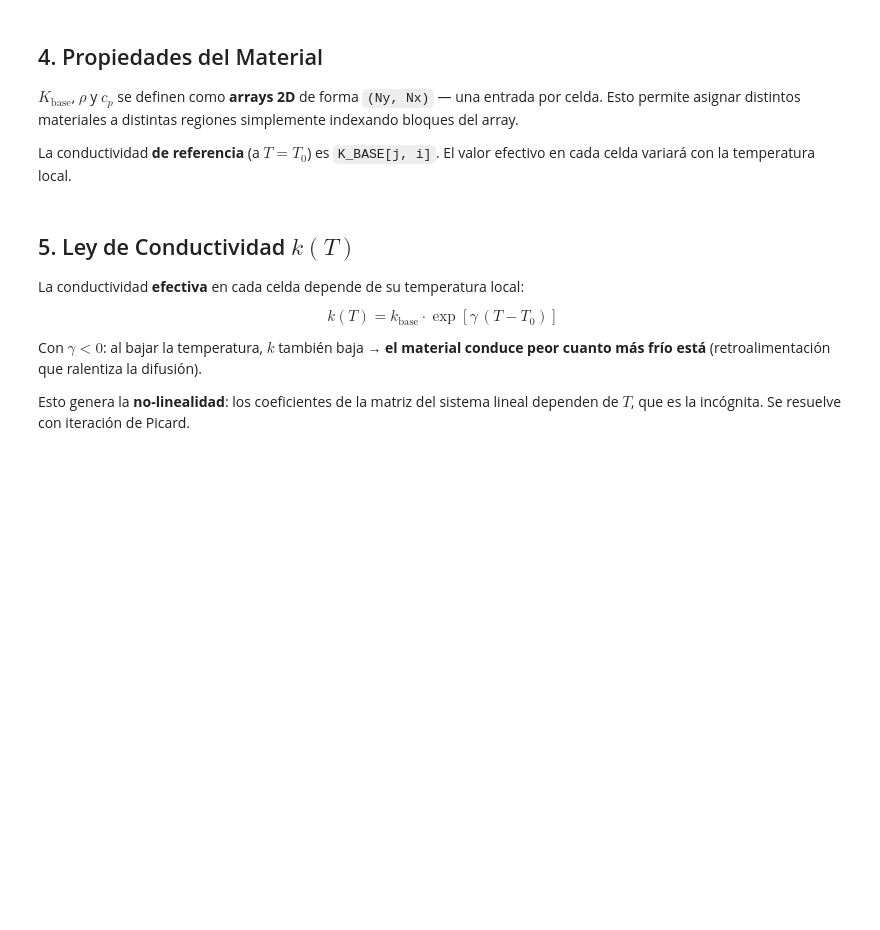
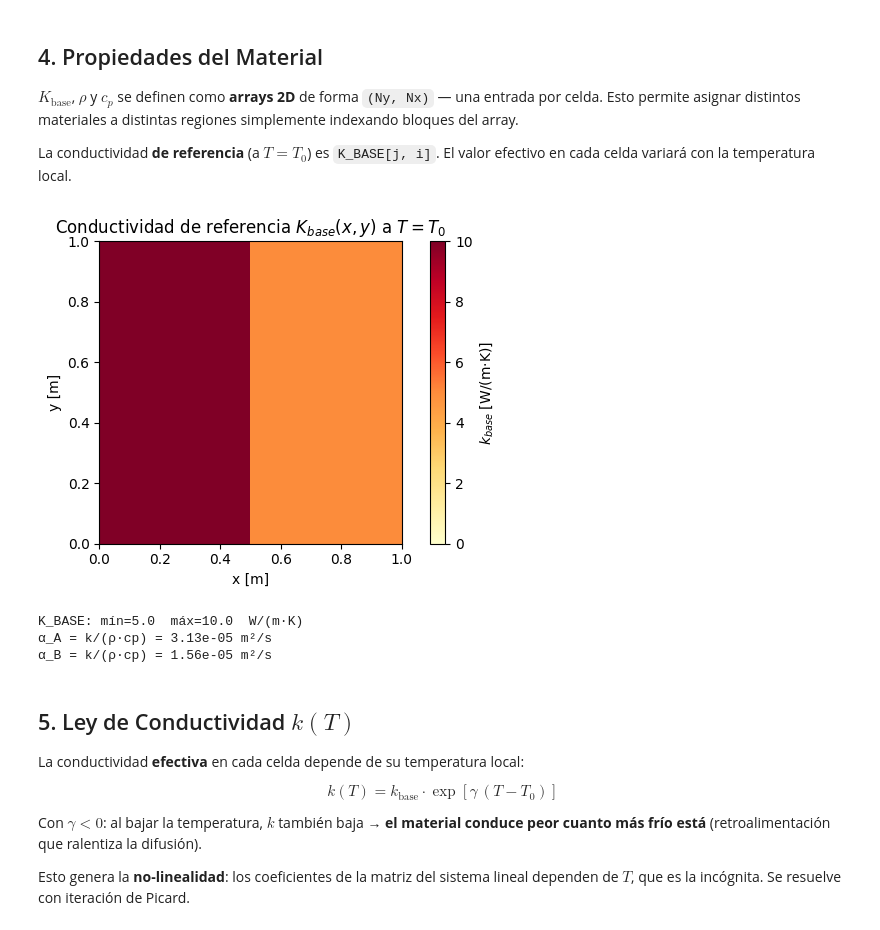
Before and after one commit to lucasbaezmiranda/sim-res-v2, a Jupyter notebook: difusion_2d_fvm_grilla_log.ipynb, the cells around one changed output. Drawn from its saved outputs; the diff is of its cells as text; code cells hidden in the pictures; blank space fills up the shorter version.

```diff
--- a/difusion_2d_fvm_grilla_log.ipynb
+++ b/difusion_2d_fvm_grilla_log.ipynb
@@ -41,7 +41,7 @@ from scipy.sparse.linalg import spsolve
 # %%
 # Dominio
 Lx, Ly = 1.0, 1.0     # dimensiones [m]
-Nx, Ny = 30, 30        # número de celdas
+Nx, Ny = 30, 20       # número de celdas
 
 # Tiempo
 dt    = 2.0            # paso de tiempo [s]
@@ -53,7 +53,7 @@ T0 = 100.0             # [°C]
 # Simulación
 n_plots  = 8
 max_iter = 50          # máx iteraciones de Picard por paso
-tol      = 1e-6        # tolerancia de convergencia
+tol      = 1e-3        # tolerancia de convergencia
 # %% [markdown]
 ## 3. Geometría y Condiciones de Borde
 
@@ -107,24 +109,29 @@ La conductividad **de referencia** (a $T = T_0$) es `K_BASE[j, i]`. El valor efe
 # %%
 K_BASE = np.full((Ny, Nx), 10.0)   # [W/(m·K)] — material A por defecto
 RHO    = np.full((Ny, Nx), 800.0)  # [kg/m³]
 CP     = np.full((Ny, Nx), 400.0)  # [J/(kg·K)]
 
 # Material B en la mitad derecha
-K_BASE[:, Nx//2:] = 1.5
+K_BASE[:, Nx//2:] = 5
 
 # Visualizar K_BASE
 fig, ax = plt.subplots(figsize=(6, 4))
 im = ax.imshow(K_BASE, origin='lower', extent=[0, Lx, 0, Ly],
                cmap='YlOrRd', vmin=0, vmax=K_BASE.max())
 plt.colorbar(im, ax=ax, label='$k_{base}$ [W/(m·K)]')
 ax.set_xlabel('x [m]');  ax.set_ylabel('y [m]')
 ax.set_title('Conductividad de referencia $K_{base}(x,y)$ a $T = T_0$')
 plt.tight_layout()
 plt.show()
 
 print(f"K_BASE: mín={K_BASE.min():.1f}  máx={K_BASE.max():.1f}  W/(m·K)")
 print(f"α_A = k/(ρ·cp) = {K_BASE[0,0]/(RHO[0,0]*CP[0,0]):.2e} m²/s")
 print(f"α_B = k/(ρ·cp) = {K_BASE[0,-1]/(RHO[0,-1]*CP[0,-1]):.2e} m²/s")
+# %% [output]
+[figure, added]
+K_BASE: mín=5.0  máx=10.0  W/(m·K)
+α_A = k/(ρ·cp) = 3.13e-05 m²/s
+α_B = k/(ρ·cp) = 1.56e-05 m²/s
 # %% [markdown]
 ## 5. Ley de Conductividad $k(T)$
 
```
Also changed, not shown: parts of 10 cells of this notebook, 6 other files.
